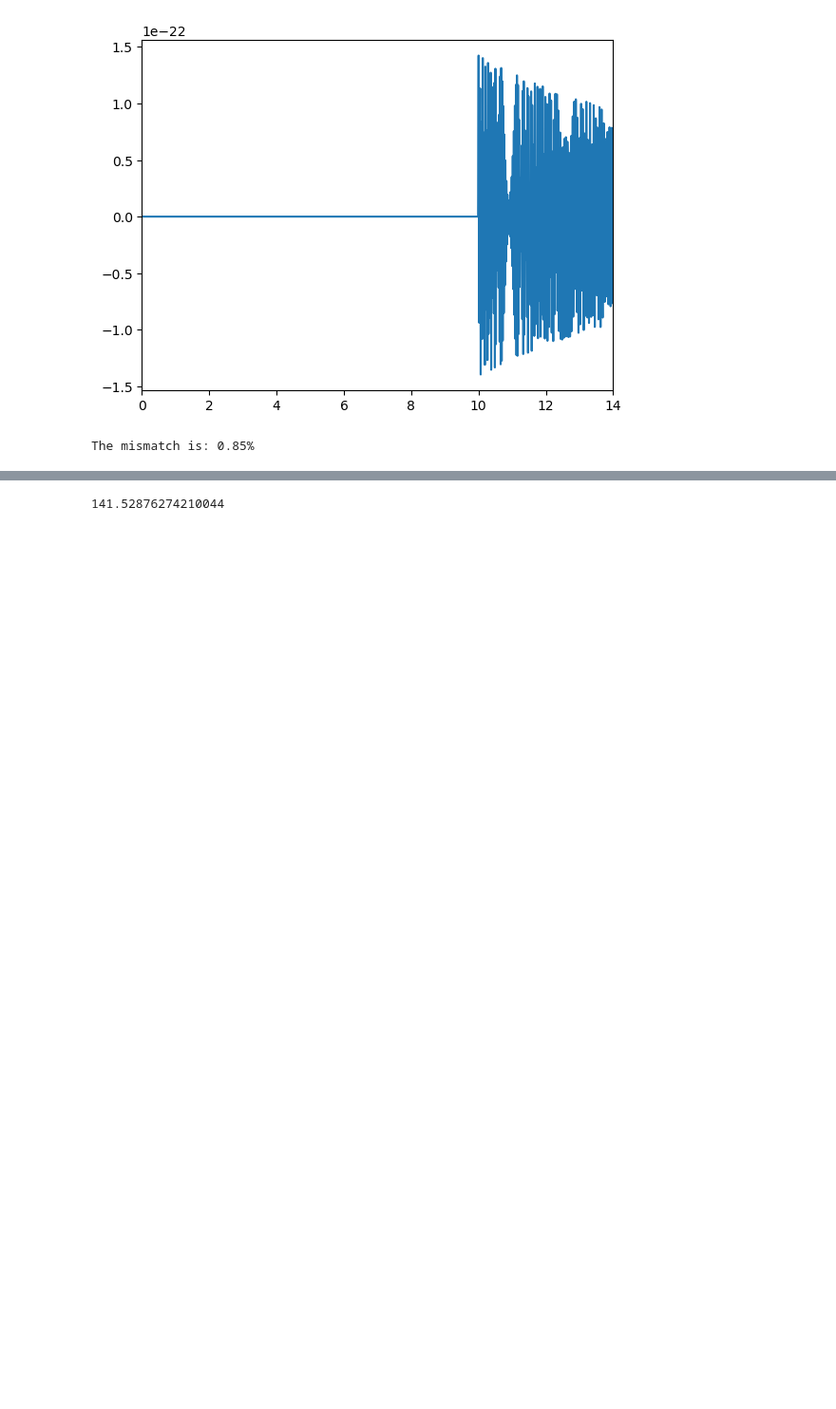
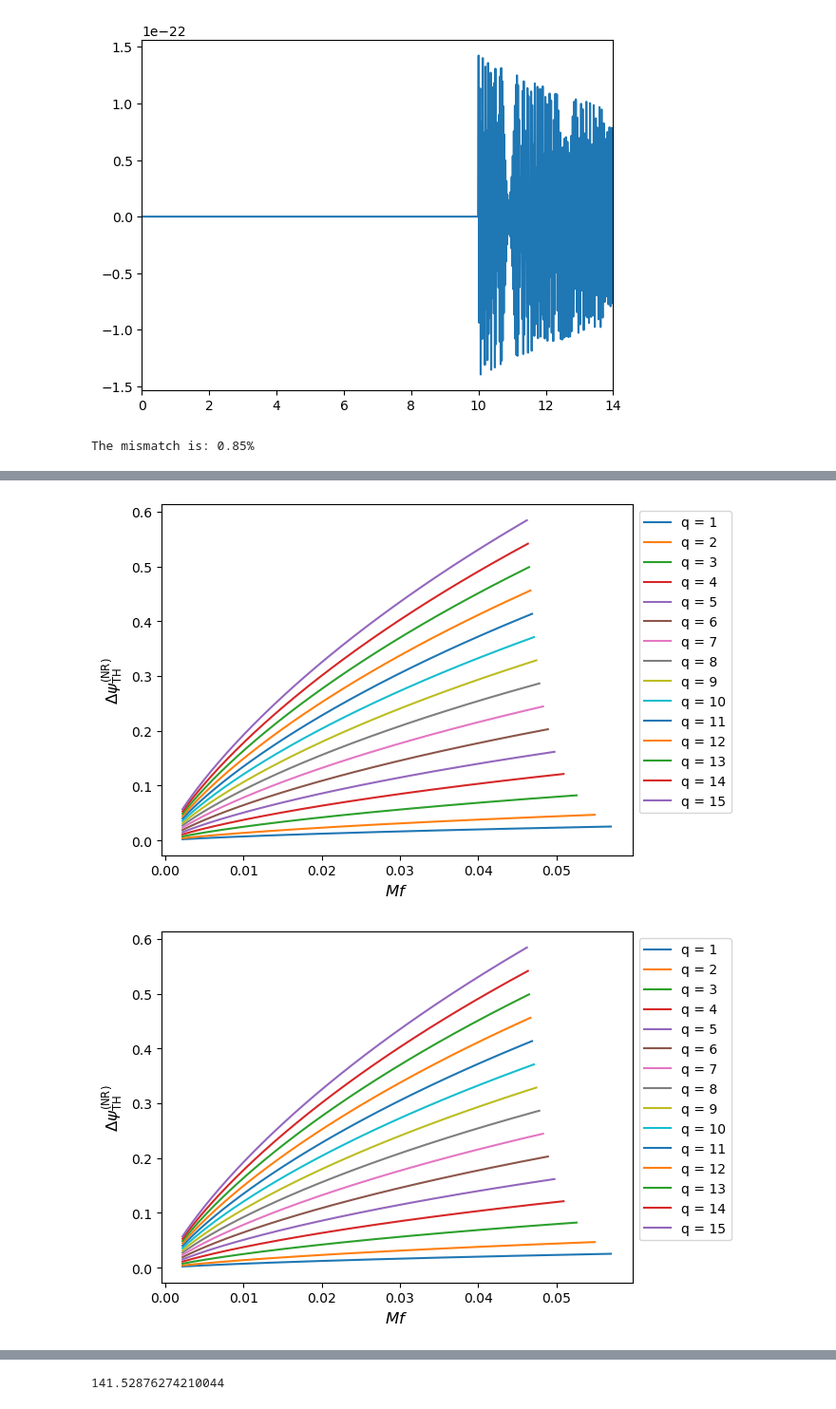
Before and after one commit to samanwaya-mukherjee/gwfit, a Jupyter notebook: notebooks/waveform_test.ipynb, the cells around one changed output, grey strips where cells are left out. Shown at 95% size. Saved outputs shown, nothing was run; the diff lists cells and outputs as text; code cells hidden in the pictures; blank space fills up the shorter version.

```diff
--- a/notebooks/waveform_test.ipynb
+++ b/notebooks/waveform_test.ipynb
@@ -186,0 +192,72 @@ plt.show()
+# %%
+import useful_relations as urel
+import inspiral_model as insp
+import nr_heat
+Ms=30
+M=Ms*urel.MTsun
+q_arr = np.linspace(1,15,15)
+for q in q_arr:
+    m1=Ms*q/(1+q)
+    m2=Ms/(1+q)
+    chi1=0
+    chi2=0
+    f_low=15
+    f_high=wfn.Mf_peak_td_fit(m1,m2)/M
+    delta_f=2**-6
+    f=np.arange(f_low,f_high,delta_f)
+    # imr_phase_TH = nr_heat.psiTH_from_nr(f,m1,m2)
+    # imr_phase_TH = insp.psiTH_new(f,m1,m2,0,0)
+    imr_phase_TH = insp.psiTH(f,m1,m2,0,0,1,1)
+    plt.plot(M*f,imr_phase_TH,label=f'q = {int(q)}')
+# plt.yscale('log')
+# plt.xscale('log')
+plt.xlabel('$Mf$',fontsize=12)
+plt.ylabel('$\\Delta\psi_{\\rm TH}^{(\\rm NR)}$',fontsize=12)
+plt.legend(bbox_to_anchor=(1, 1))
+# plt.savefig('/home/samanwaya/gwfit/Plots/NR_phase.jpg')
+plt.show()
+
+for q in q_arr:
+    m1=Ms*q/(1+q)
+    m2=Ms/(1+q)
+    chi1=0
+    chi2=0
+    f_low=15
+    f_high=wfn.Mf_peak_td_fit(m1,m2)/M
+    delta_f=2**-6
+    f=np.arange(f_low,f_high,delta_f)
+    # imr_phase_TH = nr_heat.psiTH_from_nr(f,m1,m2)
+    imr_phase_TH = insp.psiTH_new(f,m1,m2,0,0)
+    # imr_phase_TH = insp.psiTH(f,m1,m2,0,0,1,1)
+    plt.plot(M*f,imr_phase_TH,label=f'q = {int(q)}')
+# plt.yscale('log')
+# plt.xscale('log')
+plt.xlabel('$Mf$',fontsize=12)
+plt.ylabel('$\\Delta\psi_{\\rm TH}^{(\\rm NR)}$',fontsize=12)
+plt.legend(bbox_to_anchor=(1, 1))
+# plt.savefig('/home/samanwaya/gwfit/Plots/NR_phase.jpg')
+plt.show()
+
+for q in q_arr:
+    m1=Ms*q/(1+q)
+    m2=Ms/(1+q)
+    chi1=0
+    chi2=0
+    f_low=15
+    f_high= 0.04/M #wfn.Mf_peak_td_fit(m1,m2)/M
+    delta_f=2**-6
+    f=np.arange(f_low,f_high,delta_f)
+    imr_phase_TH = nr_heat.psiTH_from_nr(f,m1,m2,PN_order=4.5)
+    imr_phase_TH2 = insp.psiTH_new(f,m1,m2,0,0)
+    plt.plot(M*f,imr_phase_TH,label=f'q = {int(q)}')
+    # plt.plot(M*f,imr_phase_TH2,c='grey',alpha=0.7)
+# plt.yscale('log')
+# plt.xscale('log')
+plt.xlabel('$Mf$',fontsize=12)
+plt.ylabel('$\\Delta\psi_{\\rm TH}^{(\\rm NR)}$',fontsize=12)
+plt.legend(bbox_to_anchor=(1, 1))
+# plt.savefig('/home/samanwaya/gwfit/Plots/NR_phase.jpg')
+plt.show()
+# %% [output]
+[figure, added]
+[figure, added]
```
Also changed, not shown: parts of 6 cells of this notebook, 2 other files.
